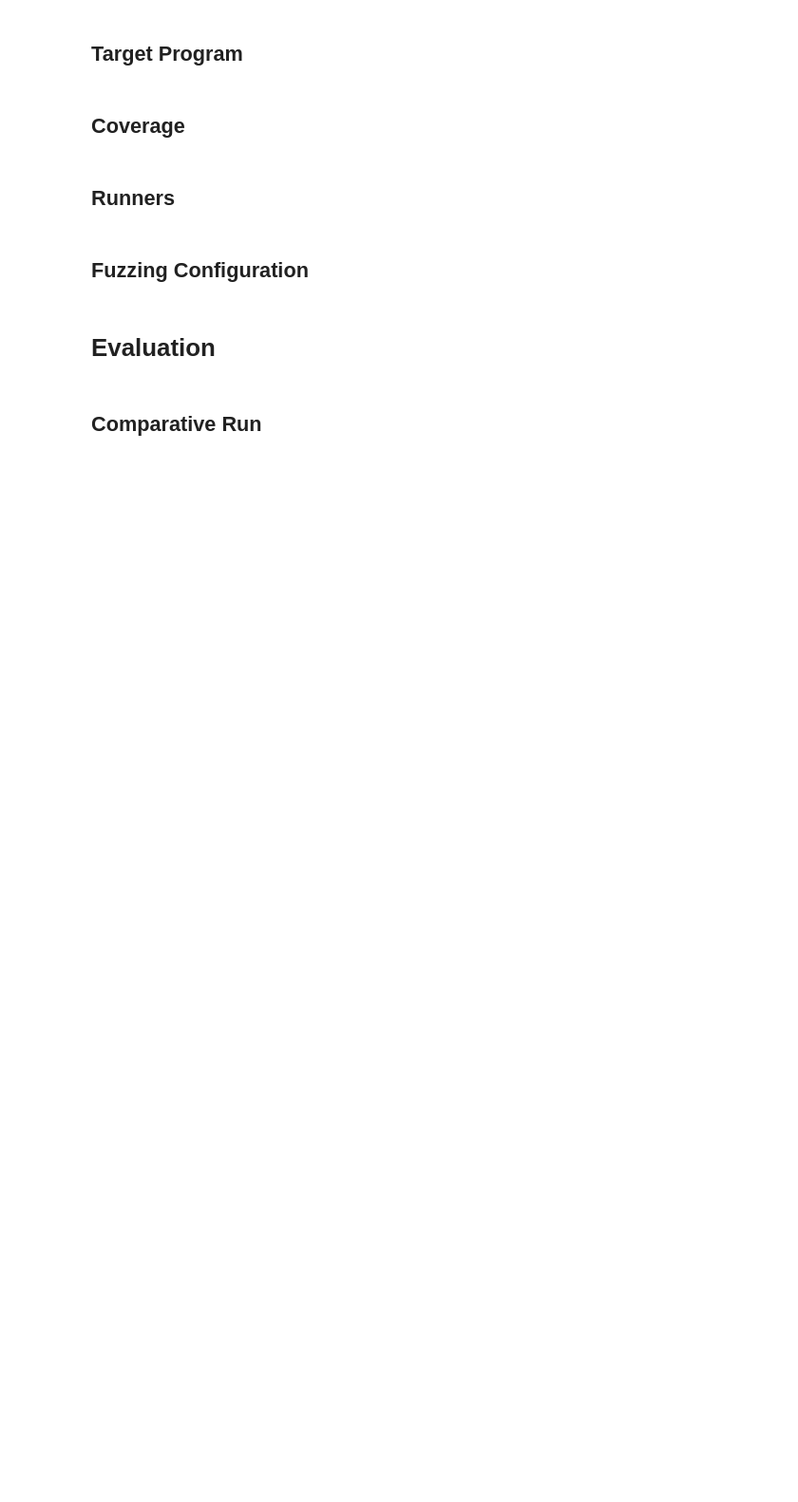
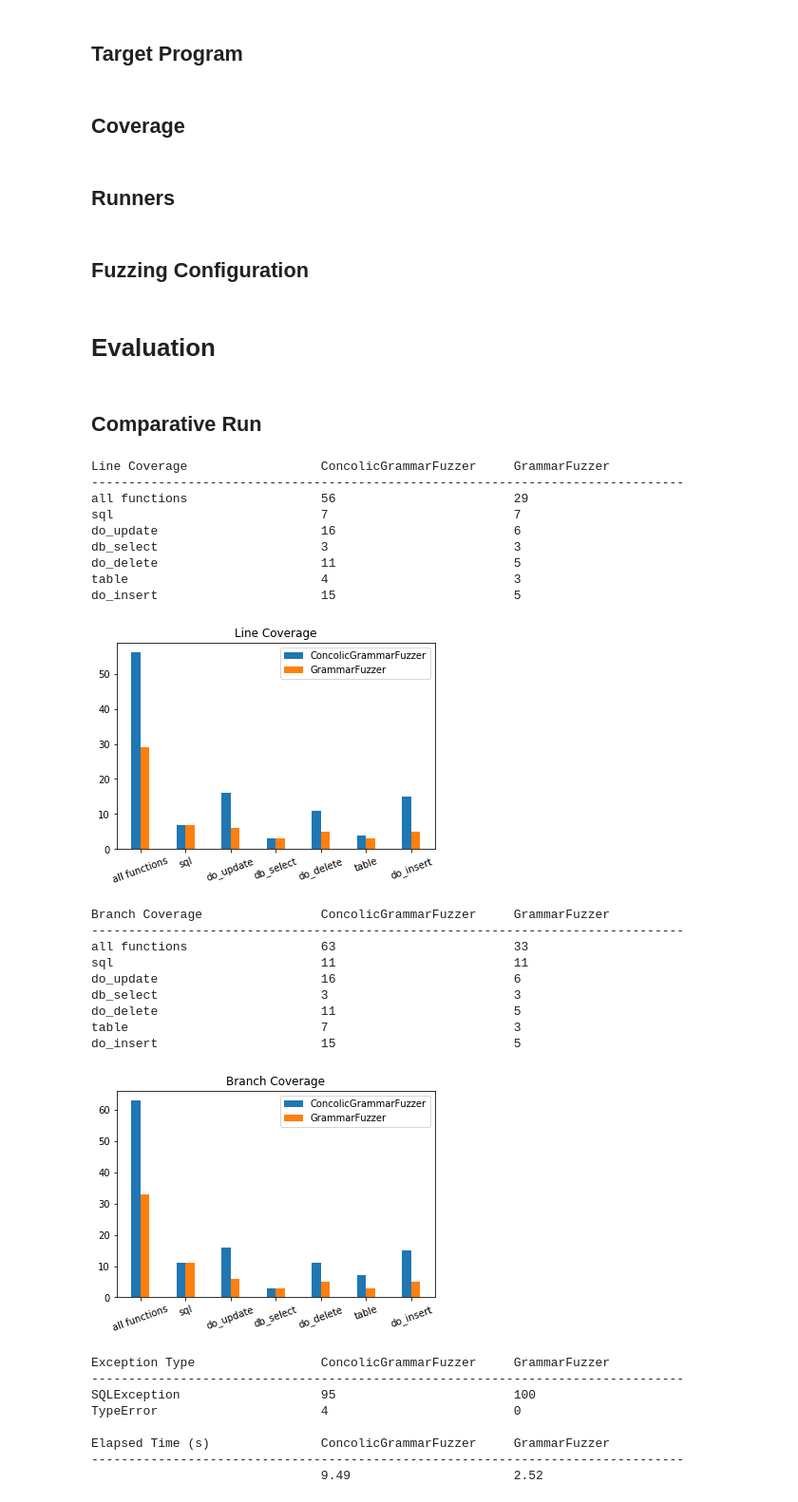
Before and after one commit to morellic/fuzzingbook, a Jupyter notebook: notebooks/Evaluation_ConcolicGrammarFuzzer.ipynb, the cells around one changed output. Shown at 95% size. Cells and saved outputs as stored; diff of their text form; code cells hidden in the pictures; blank space fills up the shorter version.

Commit message:
ConcolicEvaluation: refactor

```diff
--- a/notebooks/Evaluation_ConcolicGrammarFuzzer.ipynb
+++ b/notebooks/Evaluation_ConcolicGrammarFuzzer.ipynb
@@ -256,9 +257,9 @@ class ResultComparator:
 # %%
 import time
 # %%
-def run_n_times(target, functions, fuzzer, is_concolic, n):
-    def _run_target(inp):
-        if is_concolic:
+def fuzz_n_times(target, functions, fuzzer, n):
+    def run_target(inp):
+        if 'concolic' in fuzzer.__class__.__name__.lower():
             with ConcolicTracer() as tracer:
                 try:
                     return tracer[target](inp)
@@ -279,7 +280,7 @@ def run_n_times(target, functions, fuzzer, is_concolic, n):
         inp = fuzzer.fuzz()
         with FilteredCoverage(functions) as fc:
             try:
-                _run_target(inp)
+                run_target(inp)
             except Exception as e:
                 exceptions.append(e)
 
@@ -325,13 +335,13 @@ def run_concolic_grammar_fuzzer(
 
     tokens_to_prune = ['<value>', '<table>', '<column>',
                        '<literals>', '<exprs>', '<bexpr>']
+
     cgf.prune_tokens(tokens_to_prune)
 
-    result = run_n_times(target=target,
-                         functions=functions,
-                         fuzzer=cgf,
-                         is_concolic=True,
-                         n=n_fuzz)
+    result = fuzz_n_times(target=target,
+                          functions=functions,
+                          fuzzer=cgf,
+                          n=n_fuzz)
 
     return result
 # %% [markdown]
@@ -378,8 +366,51 @@ def comperative_run(target, grammar, max_nonterminals, n_fuzz, functions):
+# %%
+def comperative_run(runner1, config1, runner2, config2):
+    result1 = runner1(**config1)
+    result2 = runner2(**config2)
+    result_comparator = ResultComparator(result1, result2)
+    result_comparator.compare_all()
+    return result1, result2
 # %%
+config = {
+    'target': TARGET,
+    'grammar': GRAMMAR,
+    'max_nonterminals': MAX_NONTERMINALS,
+    'n_fuzz': 100,
+    'functions': FUNCTIONS
+}
+
 result1, result2 = comperative_run(
-    target=TARGET,
-    grammar=GRAMMAR,
-    max_nonterminals=MAX_NONTERMINALS,
-    n_fuzz=100,
-    functions=FUNCTIONS
+    runner1=run_concolic_grammar_fuzzer,
+    config1=config,
+    runner2=run_grammar_fuzzer,
+    config2=config
 )
+# %% [output]
+Line Coverage                  ConcolicGrammarFuzzer     GrammarFuzzer
+--------------------------------------------------------------------------------
+all functions                  56                        29
+sql                            7                         7
+do_update                      16                        6
+db_select                      3                         3
+do_delete                      11                        5
+table                          4                         3
+do_insert                      15                        5
+[figure, added]
+Branch Coverage                ConcolicGrammarFuzzer     GrammarFuzzer
+--------------------------------------------------------------------------------
+all functions                  63                        33
+sql                            11                        11
+do_update                      16                        6
+db_select                      3                         3
+do_delete                      11                        5
+table                          7                         3
+do_insert                      15                        5
+[figure, added]
+Exception Type                 ConcolicGrammarFuzzer     GrammarFuzzer
+--------------------------------------------------------------------------------
+SQLException                   95                        100
+TypeError                      4                         0
+
+Elapsed Time (s)               ConcolicGrammarFuzzer     GrammarFuzzer
+--------------------------------------------------------------------------------
+                               9.49                      2.52
```
Also changed, not shown: parts of 6 cells of this notebook.
